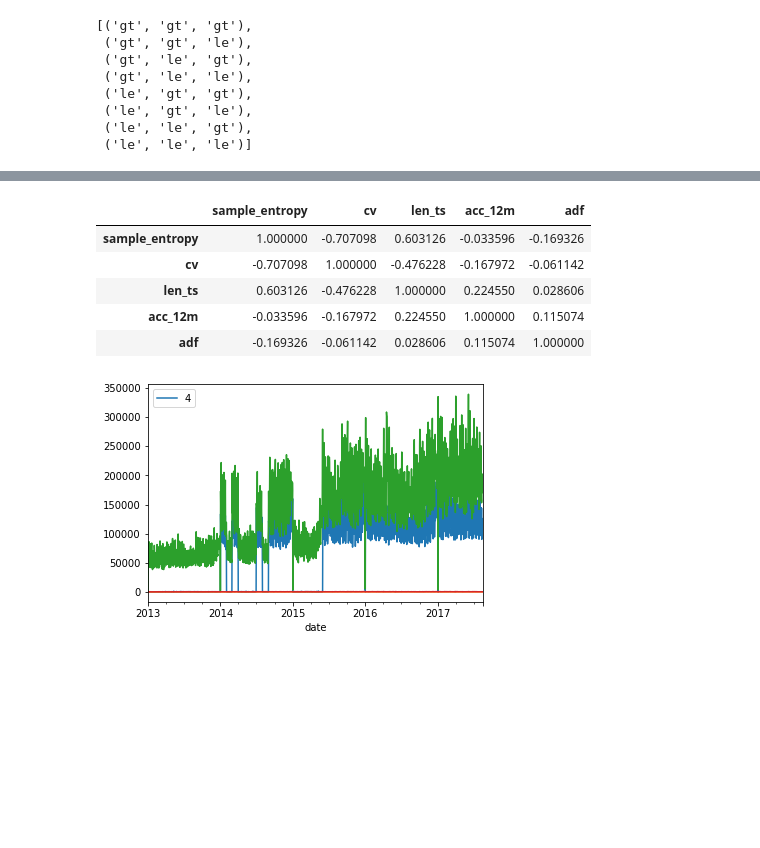
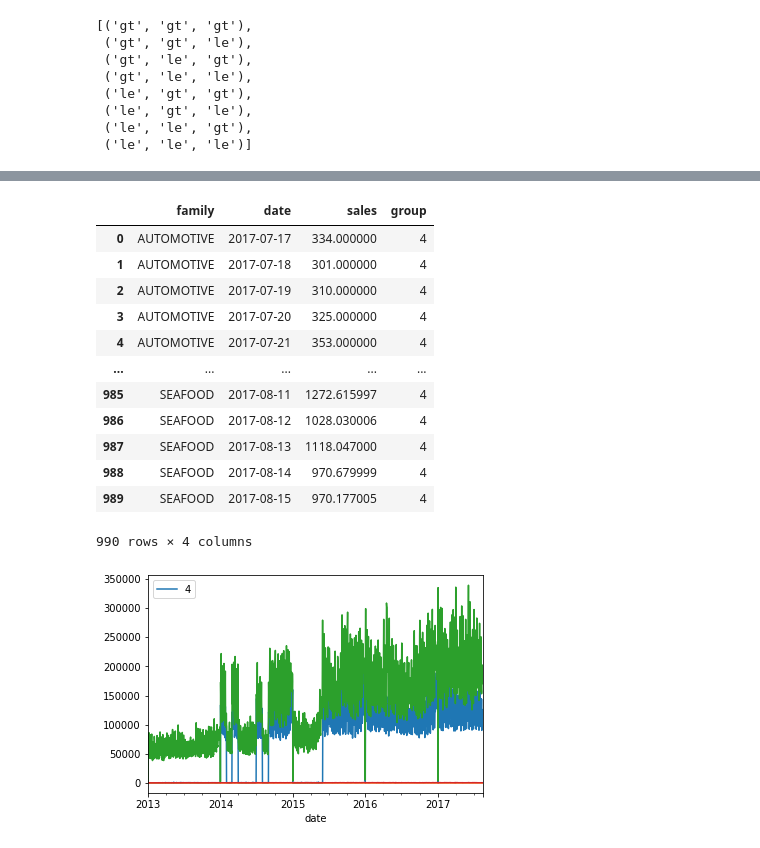
Before and after one commit to matheusfsa/time_series_kedro, a Jupyter notebook: notebooks/eda.ipynb, the cells around one changed output, grey strips where cells are left out. Cells and saved outputs as stored; diff of their text form; code cells hidden in the pictures; blank space fills up the shorter version.

```diff
--- a/notebooks/eda.ipynb
+++ b/notebooks/eda.ipynb
@@ -11,3 +11,5 @@ list(product(["gt", "le"], repeat=3))
  ('le', 'gt', 'le'),
  ('le', 'le', 'gt'),
  ('le', 'le', 'le')]
+# %%
+catalog.load("train_data")
@@ -14,8 +32,8 @@ list(product(["gt", "le"], repeat=3))
 # %%
 %reload_kedro
 train = catalog.load("train_data")
+eval_data = catalog.load("eval_data")
 prepared_data = catalog.load("prepared_data")
 test = catalog.load("test_data")
 seg_metrics = catalog.load("seg_metrics")
-seg_groups = catalog.load("seg_groups")
 # %% [output]
@@ -31,12 +49,19 @@ seg_groups = catalog.load("seg_groups")
 # %%
-seg_metrics.corr()
+eval_data
 # %% [output]
-|  | sample_entropy | cv | len_ts | acc_12m | adf |
-| sample_entropy | 1.000000 | -0.707098 | 0.603126 | -0.033596 | -0.169326 |
-| cv | -0.707098 | 1.000000 | -0.476228 | -0.167972 | -0.061142 |
-| len_ts | 0.603126 | -0.476228 | 1.000000 | 0.224550 | 0.028606 |
-| acc_12m | -0.033596 | -0.167972 | 0.224550 | 1.000000 | 0.115074 |
-| adf | -0.169326 | -0.061142 | 0.028606 | 0.115074 | 1.000000 |
+|  | family | date | sales | group |
+| 0 | AUTOMOTIVE | 2017-07-17 | 334.000000 | 4 |
+| 1 | AUTOMOTIVE | 2017-07-18 | 301.000000 | 4 |
+| 2 | AUTOMOTIVE | 2017-07-19 | 310.000000 | 4 |
+| 3 | AUTOMOTIVE | 2017-07-20 | 325.000000 | 4 |
+| 4 | AUTOMOTIVE | 2017-07-21 | 353.000000 | 4 |
+| ... | ... | ... | ... | ... |
+| 985 | SEAFOOD | 2017-08-11 | 1272.615997 | 4 |
+| 986 | SEAFOOD | 2017-08-12 | 1028.030006 | 4 |
+| 987 | SEAFOOD | 2017-08-13 | 1118.047000 | 4 |
+| 988 | SEAFOOD | 2017-08-14 | 970.679999 | 4 |
+| 989 | SEAFOOD | 2017-08-15 | 970.177005 | 4 |
+990 rows × 4 columns
 # %%
 series_ids = []
 for i in range(1, 5):
```
Also changed, not shown: parts of 2 cells of this notebook, 6 other files.
